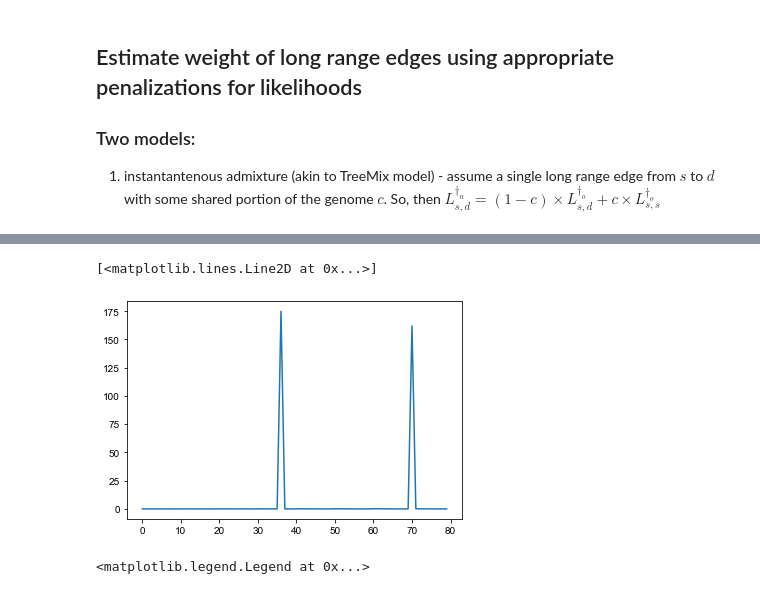
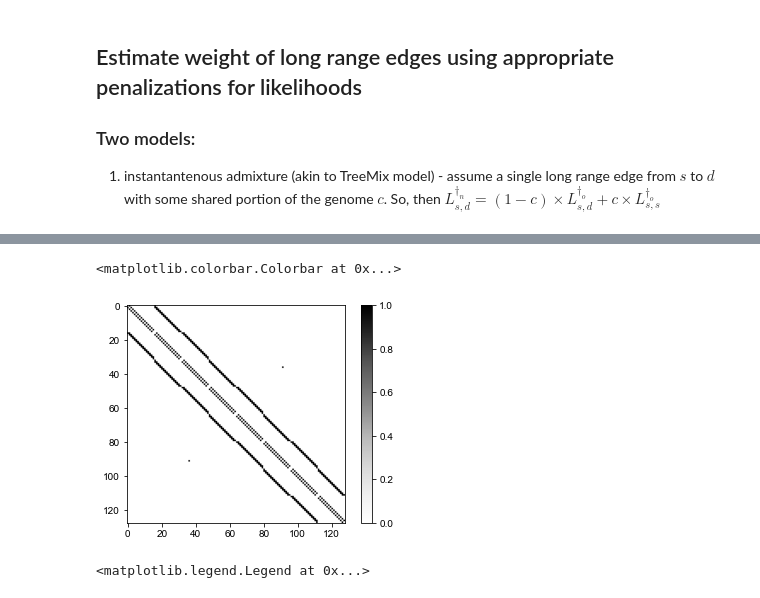
Before and after one commit to NovembreLab/feems, a Jupyter notebook: docs/notebooks/est-long-range.ipynb, the cells around one changed output, grey strips where cells are left out. Drawn from its saved outputs; the diff is of its cells as text; code cells hidden in the pictures.

Commit message:
starting code to simulate asymmetric edges + heuristic approach to estimating c from Ldag & L'dag

```diff
--- a/docs/notebooks/est-long-range.ipynb
+++ b/docs/notebooks/est-long-range.ipynb
@@ -65,0 +104,16 @@ Simulating ~SNP 1000
+# %%
+## two objects to compare here: one, without the edge and one with the asymmetric edge
+sp_Graph_asym = Joint_SpatialGraph(gen_test_1e_asym, coord, grid, edge_def)
+sp_Graph_asym.fit(lamb=3., optimize_q='n-dim');
+obj_asym = Joint_Objective(sp_Graph_asym); obj_asym.inv(); obj_asym.grad(reg=False)
+
+edges_lr = deepcopy(edge_def)
+edges_lr = edges_lr.tolist()
+edges_lr.append(list(x+1 for x in (lrn[0])))
+sp_Graph_sym = Joint_SpatialGraph(gen_test_1e, coord, grid, np.array(edges_lr), long_range_edges=[(36,91)])
+sp_Graph_sym.fit(lamb=3., optimize_q='n-dim');
+obj_sym = Joint_Objective(sp_Graph_sym); obj_sym.inv(); obj_sym.grad(reg=False)
+
+sp_graph_asym = Joint_SpatialGraph(gen_test_1e_asym, coord, grid, np.array(edges_lr), long_range_edges=[(36,91)])
+sp_graph_asym.fit(lamb=3.,optimize_q='n-dim');
+obj_lr_asym = Joint_Objective(sp_graph_asym); obj_lr_asym.inv(); obj_lr_asym.grad(reg=False)
@@ -65,0 +162,22 @@ Simulating ~SNP 1000
+# %%
+## plotting the estimation of edge weights for ~10 sims under 3 different asymmetric rates
+estweight = np.zeros((5,3))
+weights = np.array([0.2,1,5])
+for iw, w in enumerate(weights):
+    n_rows, n_columns = 8, 16
+    graph_def, _, _, edge_def = setup_graph(n_rows=n_rows, n_columns=n_columns, corridor_w=1.0, barrier_w=1.0, barrier_prob=1.0, corridor_left_prob=1., corridor_right_prob=1., barrier_startpt=0.5, barrier_endpt=6.5)
+    lrn = [(36,91)]
+    ## using 1.0 to ensure all nodes are sampled equally well (default params otherwise: 4x8 grid)
+    graph, coord, grid, edge = setup_graph_long_range(n_rows=n_rows, n_columns=n_columns, corridor_w=1.0, barrier_startpt=5.5, barrier_endpt=5.5,barrier_w=1.0, barrier_prob=1.0, long_range_nodes=lrn, long_range_edges=[w])
+    for n in range(5):
+        gen_test_1e_asym = simulate_genotypes(graph, target_n_snps=750, mu=1e-1, n_print=500, asymmetric=True, long_range_nodes=lrn, long_range_edges=[w])
+        # sp_Graph_asym = Joint_SpatialGraph(gen_test_1e_asym, coord, grid, edge_def)
+        # sp_Graph_asym.fit(lamb=3., optimize_q='n-dim')
+        # obj_asym = Joint_Objective(sp_Graph_asym); obj_asym.inv(); obj_asym.grad(reg=False)
+        edges_lr = deepcopy(edge_def)
+        edges_lr = edges_lr.tolist()
+        edges_lr.append(list(x+1 for x in (lrn[0])))
+        sp_graph_asym = Joint_SpatialGraph(gen_test_1e_asym, coord, grid, np.array(edges_lr), long_range_edges=lrn)
+        sp_graph_asym.fit(lamb=3.,optimize_q='n-dim')
+        estweight[n,iw] = sp_graph_asym.w[sp_graph_asym.lre_idx]
+    print(estweight[:,iw])
@@ -168,9 +357,10 @@ lambda=3.0000000, alpha=0.6094208, converged in 7 iterations, train_loss=3454.36
 # %%
 # [np.ravel(c*obj_lr.Linv_block["oo"][36,91]+(1-c)*np.dot(sp_graph_lr.adj_base.todense()[36,:],obj_lr.Linv_block["oo"][:,36])[0])[0] for c in cc]
-plt.plot(obj_lr.Linv_block["oo"][70,])
+# plt.plot(obj_sym.Linv[,])
+plt.imshow(nx.adjacency_matrix(graph,weight='w').todense(),cmap='Greys'); plt.colorbar()
 # %% [output]
-[<matplotlib.lines.Line2D at 0x...>]
+<matplotlib.colorbar.Colorbar at 0x...>
-[figure, old version]
+[figure, new version]
 # %%
 # cc = np.linspace(0,1,50)
 plt.plot(cc,[np.ravel(c*obj_lr.Linv_block["oo"][36,91]+(1-c)*np.dot(sp_graph_lr.adj_base.todense()[36,:],obj_lr.Linv_block["oo"][:,36])[0])[0] for c in cc],color='grey',alpha=0.8,label='sum of adjacent `edges`'); plt.xlabel('c (~admixture weight)'); plt.ylabel('Linv(36,91) after weighting');
```
Also changed, not shown: parts of 32 cells of this notebook, 3 other files.
